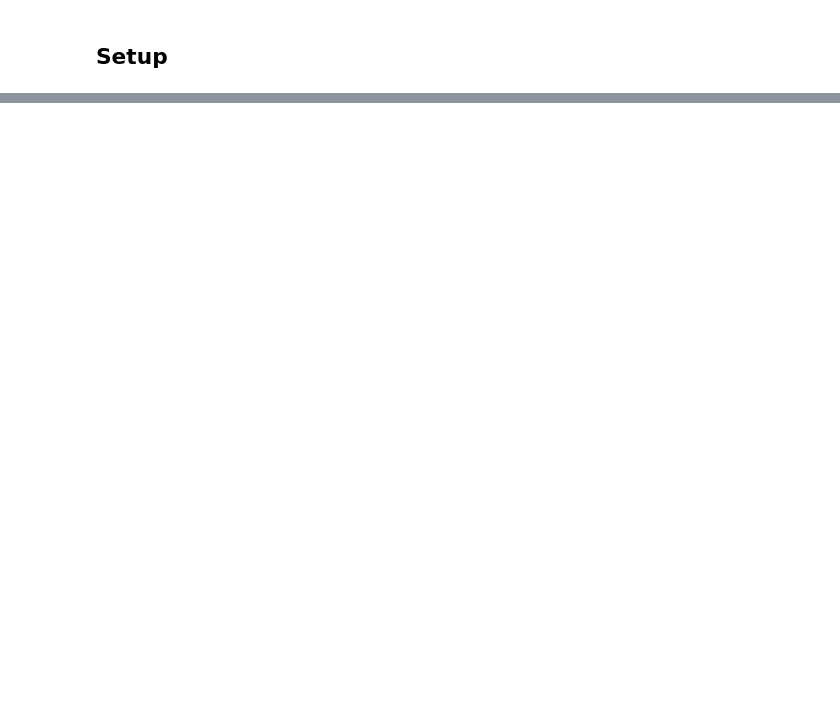
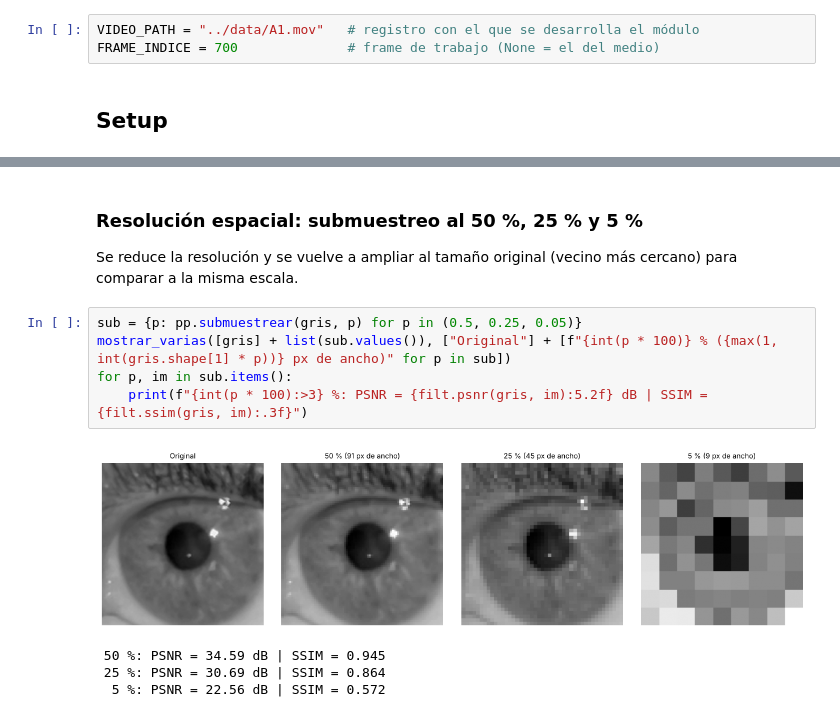
Before and after one commit to sofiasabatte/PupilTrack_Grupo5, a Jupyter notebook: notebooks/Modulo1_Fundamentos.ipynb, the cells around one changed output, grey strips where cells are left out. Saved outputs shown, nothing was run; the diff lists cells and outputs as text; blank space fills up the shorter version.

```diff
--- a/notebooks/Modulo1_Fundamentos.ipynb
+++ b/notebooks/Modulo1_Fundamentos.ipynb
@@ -11,2 +6,5 @@ FRAME_INDICE = None
+# %%
+VIDEO_PATH = "../data/A1.mov"   # registro con el que se desarrolla el módulo
+FRAME_INDICE = 700              # frame de trabajo (None = el del medio)
 # %% [markdown]
 ## Setup
@@ -164,0 +86,13 @@ mostrar(ef.filtro_frecuencial(gris, "pasaaltos", radio=30), "Pasa-altos")
+# %% [markdown]
+### Resolución espacial: submuestreo al 50 %, 25 % y 5 %
+Se reduce la resolución y se vuelve a ampliar al tamaño original (vecino más cercano) para comparar a la misma escala.
+# %%
+sub = {p: pp.submuestrear(gris, p) for p in (0.5, 0.25, 0.05)}
+mostrar_varias([gris] + list(sub.values()), ["Original"] + [f"{int(p * 100)} % ({max(1, int(gris.shape[1] * p))} px de ancho)" for p in sub])
+for p, im in sub.items():
+    print(f"{int(p * 100):>3} %: PSNR = {filt.psnr(gris, im):5.2f} dB | SSIM = {filt.ssim(gris, im):.3f}")
+# %% [output]
+[figure, added]
+ 50 %: PSNR = 34.59 dB | SSIM = 0.945
+ 25 %: PSNR = 30.69 dB | SSIM = 0.864
+  5 %: PSNR = 22.56 dB | SSIM = 0.572
```
Also changed, not shown: parts of 54 cells of this notebook, 9 other files.
